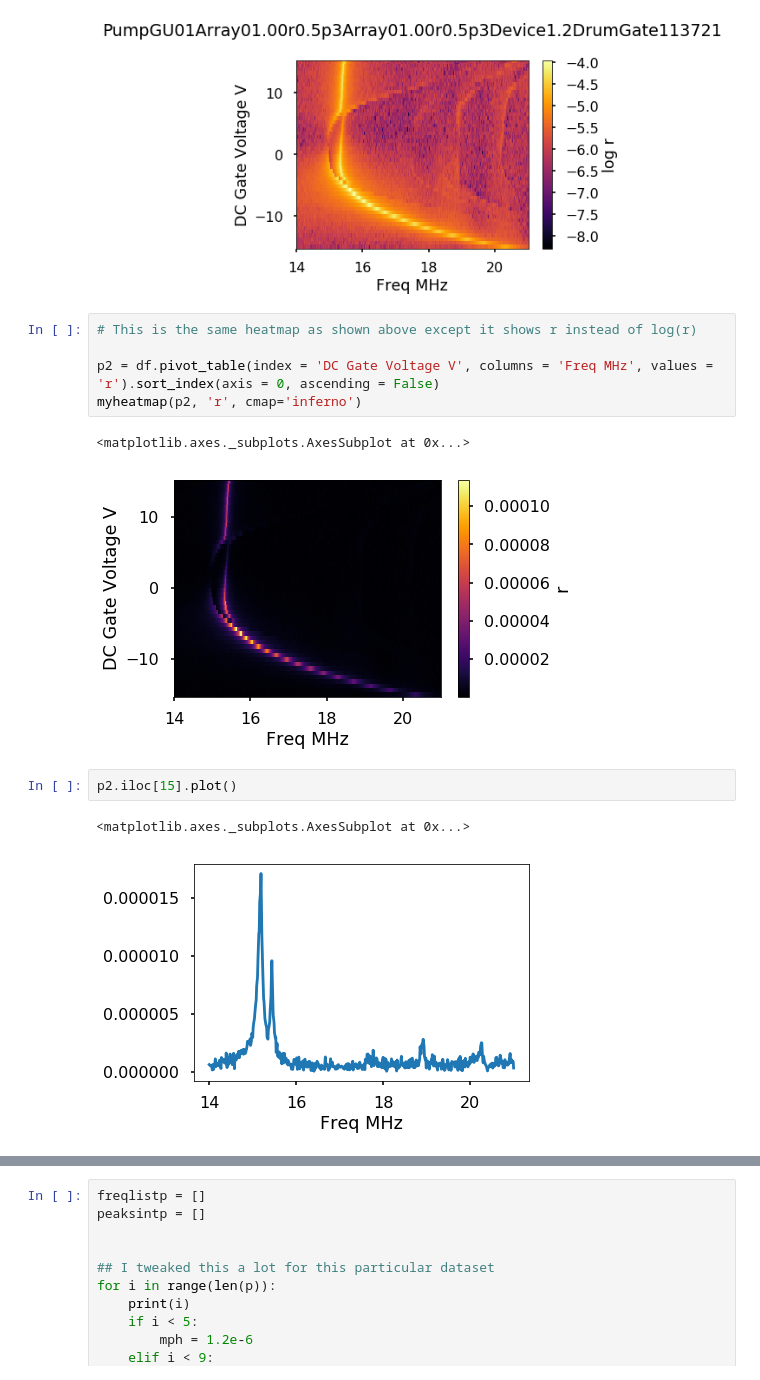
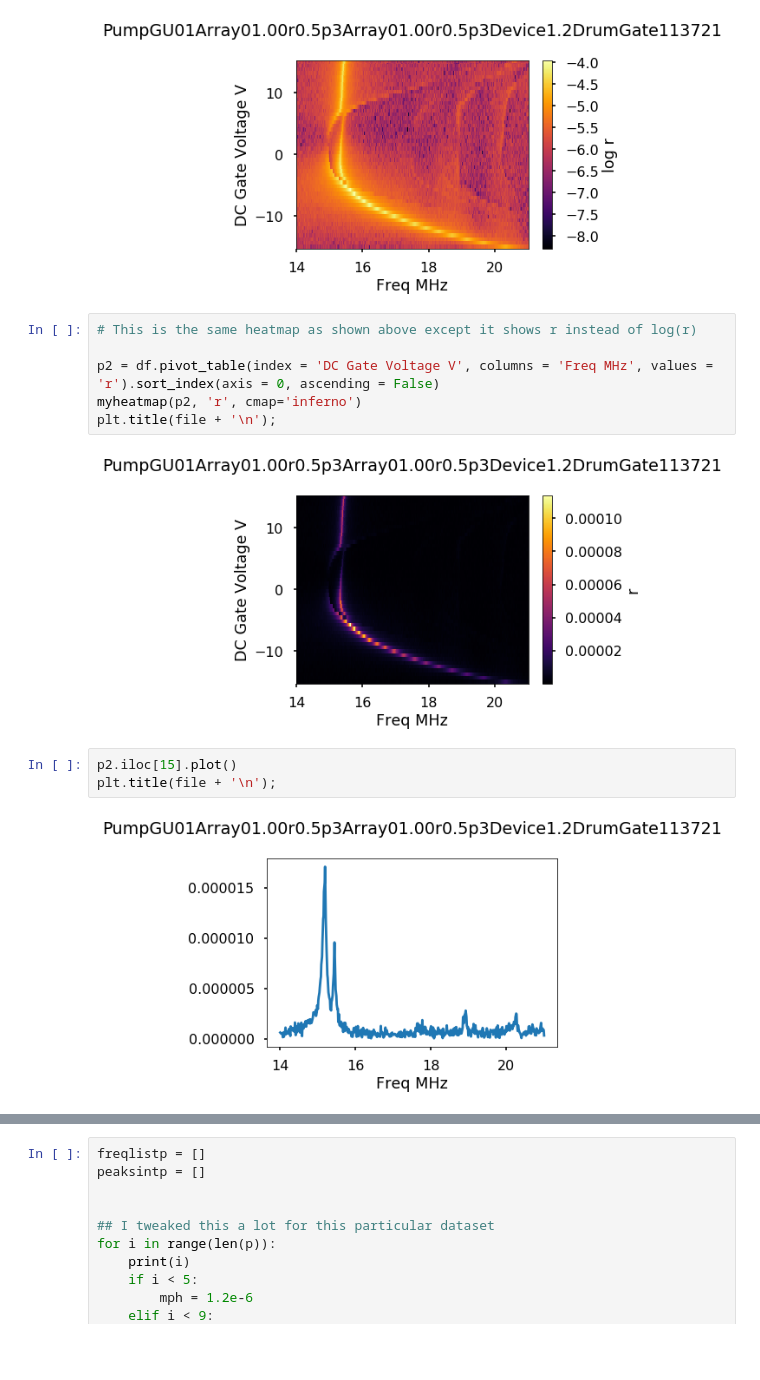
Before and after one commit to horowitz-lab/NetMAP, a Jupyter notebook: Gate Sweep Curves.ipynb, the cells around one changed output, grey strips where cells are left out. Cells and saved outputs as stored; diff of their text form; blank space fills up the shorter version.

Commit message:
Fixing graph titles

```diff
--- a/Gate Sweep Curves.ipynb
+++ b/Gate Sweep Curves.ipynb
@@ -71,16 +71,16 @@ plt.title(file + '\n');
 # %%
 # This is the same heatmap as shown above except it shows r instead of log(r)
 
 p2 = df.pivot_table(index = 'DC Gate Voltage V', columns = 'Freq MHz', values = 'r').sort_index(axis = 0, ascending = False)
 myheatmap(p2, 'r', cmap='inferno')
+plt.title(file + '\n');
 # %% [output]
-<matplotlib.axes._subplots.AxesSubplot at 0x...>
-[figure, old version]
+[figure, new version]
 # %%
 p2.iloc[15].plot()
+plt.title(file + '\n');
 # %% [output]
-<matplotlib.axes._subplots.AxesSubplot at 0x...>
-[figure, old version]
+[figure, new version]
 # %%
 lf = df['Freq MHz'] > 14.95
 hf = df['Freq MHz'] < 16
```
Also changed, not shown: parts of 10 cells of this notebook, 1 other file.
